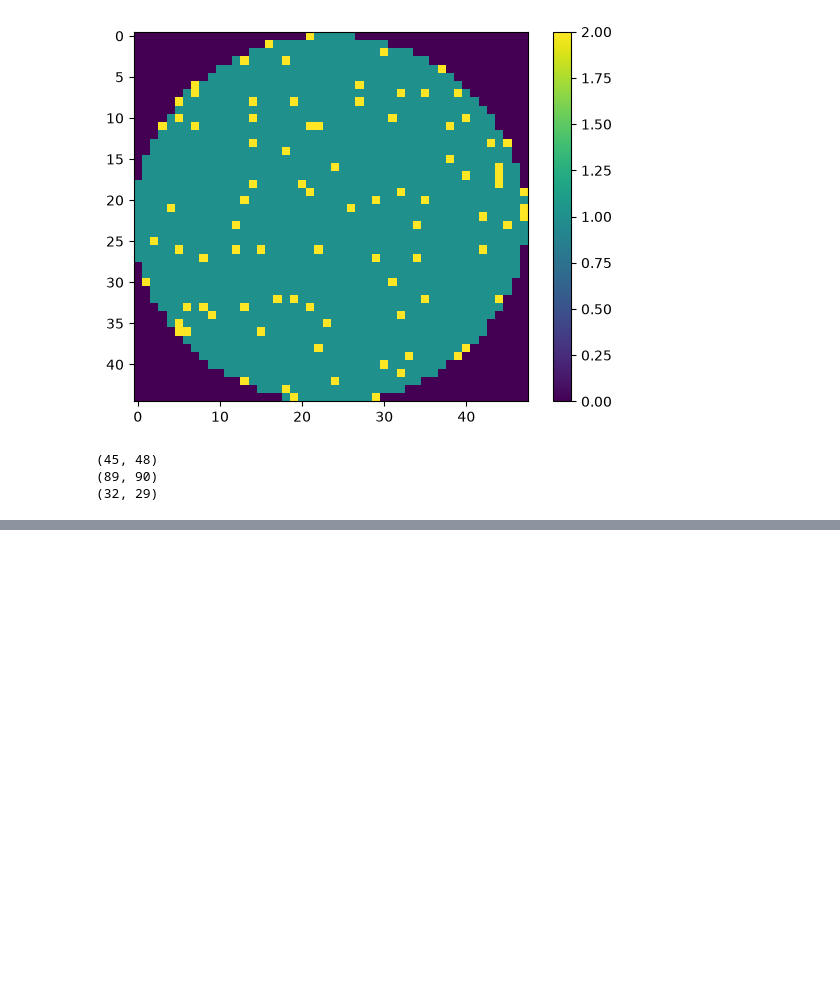
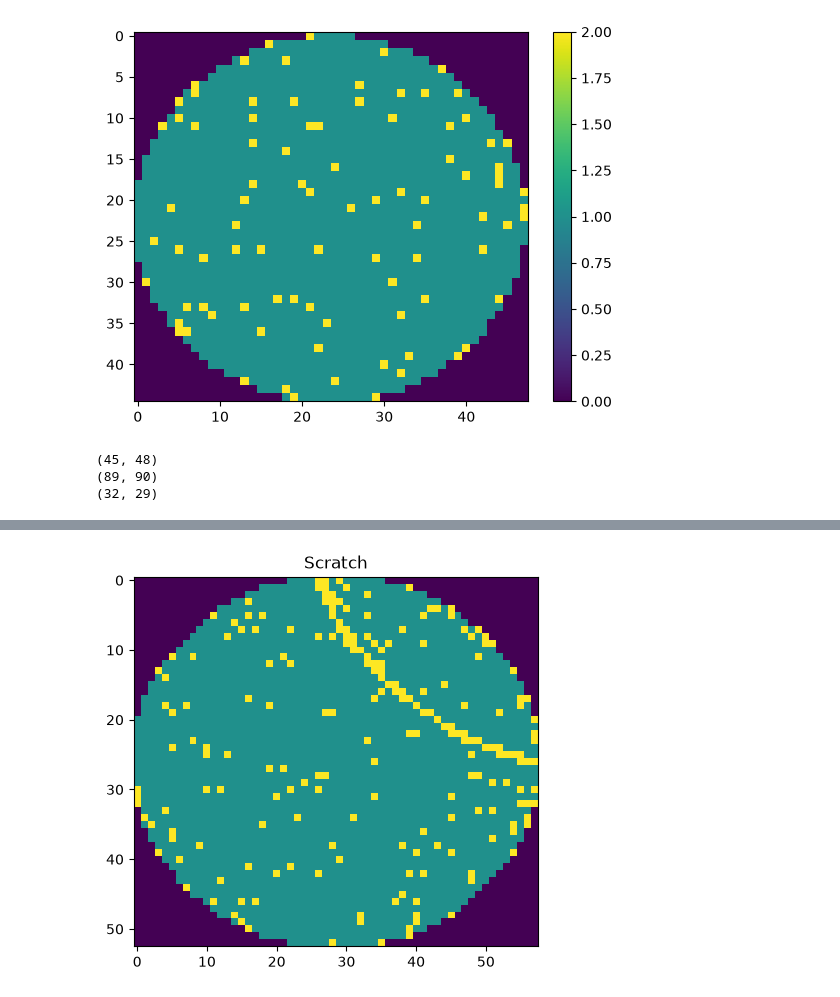
Before and after one commit to Atharva-cloud-1/wafer-detects, a Jupyter notebook: notebooks/01_explore.ipynb, the cells around one changed output, grey strips where cells are left out. Saved outputs shown, nothing was run; the diff lists cells and outputs as text; code cells hidden in the pictures; blank space fills up the shorter version.

Commit message:
Explore labels: filter unlabeled wafers, class counts, example plots

```diff
--- a/notebooks/01_explore.ipynb
+++ b/notebooks/01_explore.ipynb
@@ -42,0 +64,4 @@ print(df.loc[500000, "waferMap"].shape)
+# %%
+is_labeled = df["failureType"].apply(lambda x : x.size > 0)
+df_lab = df[is_labeled].copy()
+df_lab.shape
@@ -42,0 +70,3 @@ print(df.loc[500000, "waferMap"].shape)
+# %%
+df_lab["label"] = df_lab["failureType"].apply(lambda x: x[0,0])
+df_lab["label"].value_counts()
@@ -42,0 +85,7 @@ print(df.loc[500000, "waferMap"].shape)
+# %%
+scratch = df_lab[df_lab["label"] == "Scratch"]
+plt.imshow(scratch.iloc[0]["waferMap"])
+plt.title("Scratch")
+plt.show()
+# %% [output]
+[figure, added]
```
Also changed, not shown: parts of 8 cells of this notebook.
